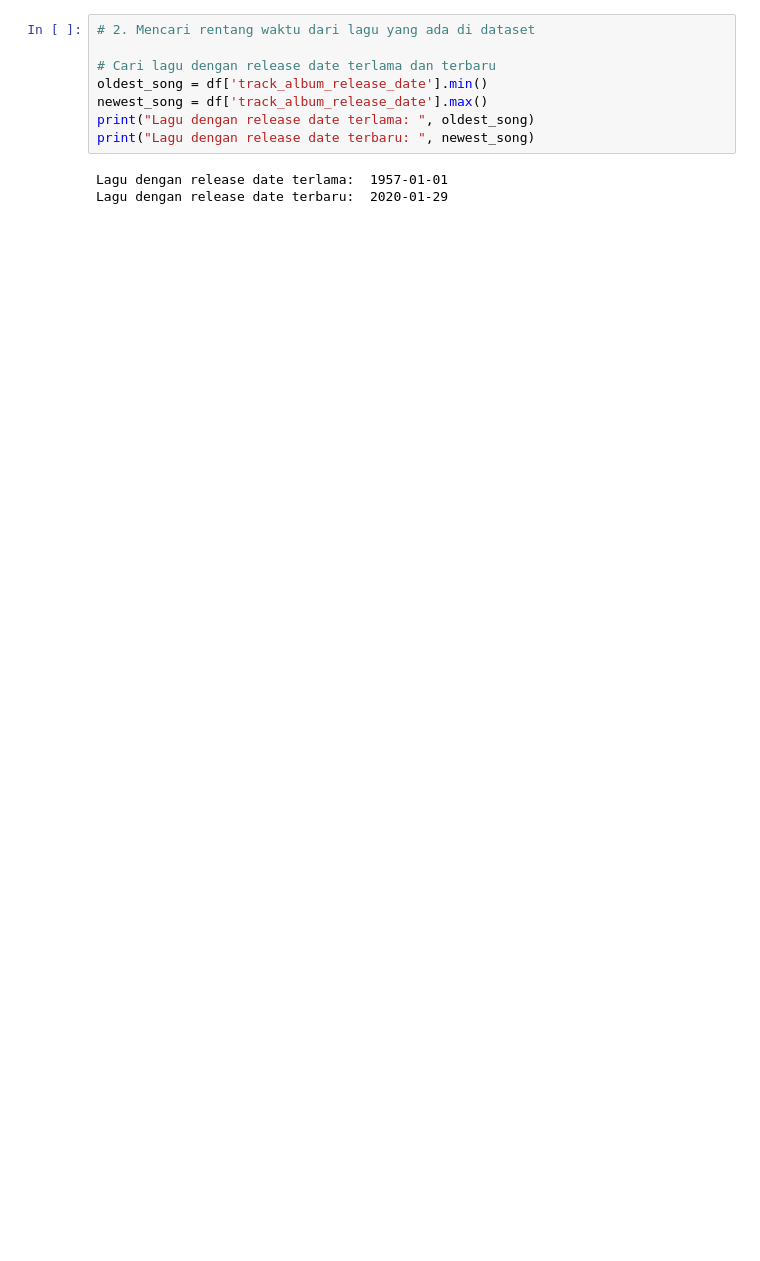
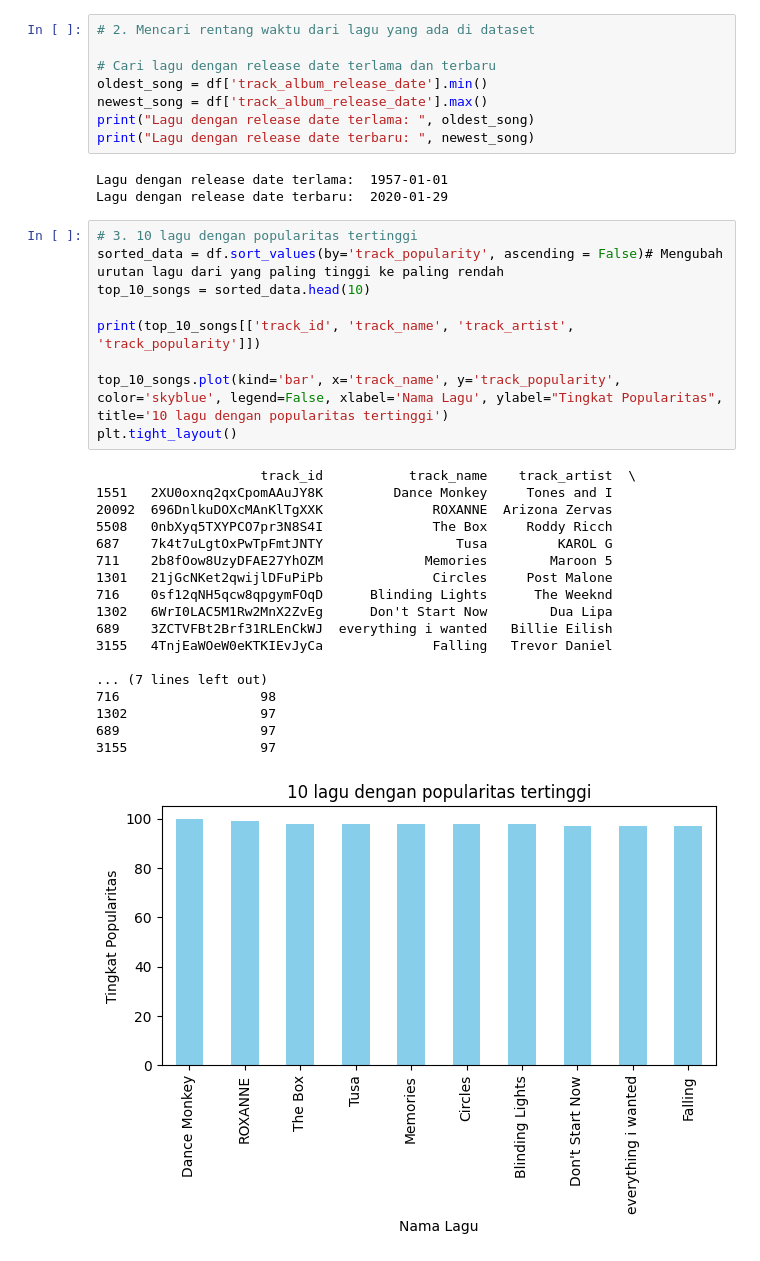
Before and after one commit to Vylon-Kleio/Tugas-Besar-2-Pengenalan-Komputasi-ITB, a Jupyter notebook: Spotify_Data_Analysis/spotify_analysis.ipynb, the cells around one changed output. Saved outputs shown, nothing was run; the diff lists cells and outputs as text; blank space fills up the shorter version.

```diff
--- a/Spotify_Data_Analysis/spotify_analysis.ipynb
+++ b/Spotify_Data_Analysis/spotify_analysis.ipynb
@@ -14,6 +50,34 @@ print("Lagu dengan release date terbaru: ", newest_song)
 # %% [output]
 Lagu dengan release date terlama:  1957-01-01
 Lagu dengan release date terbaru:  2020-01-29
+# %%
+# 3. 10 lagu dengan popularitas tertinggi
+sorted_data = df.sort_values(by='track_popularity', ascending = False)# Mengubah urutan lagu dari yang paling tinggi ke paling rendah
+top_10_songs = sorted_data.head(10)
+
+print(top_10_songs[['track_id', 'track_name', 'track_artist', 'track_popularity']])
+
+top_10_songs.plot(kind='bar', x='track_name', y='track_popularity', color='skyblue', legend=False, xlabel='Nama Lagu', ylabel="Tingkat Popularitas", title='10 lagu dengan popularitas tertinggi')
+plt.tight_layout()
+# %% [output]
+                     track_id           track_name    track_artist  \
+1551   2XU0oxnq2qxCpomAAuJY8K         Dance Monkey     Tones and I
+20092  696DnlkuDOXcMAnKlTgXXK              ROXANNE  Arizona Zervas
+5508   0nbXyq5TXYPCO7pr3N8S4I              The Box     Roddy Ricch
+687    7k4t7uLgtOxPwTpFmtJNTY                 Tusa         KAROL G
+711    2b8fOow8UzyDFAE27YhOZM             Memories        Maroon 5
+1301   21jGcNKet2qwijlDFuPiPb              Circles     Post Malone
+716    0sf12qNH5qcw8qpgymFOqD      Blinding Lights      The Weeknd
+1302   6WrI0LAC5M1Rw2MnX2ZvEg      Don't Start Now        Dua Lipa
+689    3ZCTVFBt2Brf31RLEnCkWJ  everything i wanted   Billie Eilish
+3155   4TnjEaWOeW0eKTKIEvJyCa              Falling   Trevor Daniel
+
+... (7 lines left out)
+716                  98
+1302                 97
+689                  97
+3155                 97
+[figure, added]
 # %%
 # 4. Mencari popularitas tertinggi untuk setiap tahun rilis
 
```
Also changed, not shown: parts of 10 cells of this notebook.
